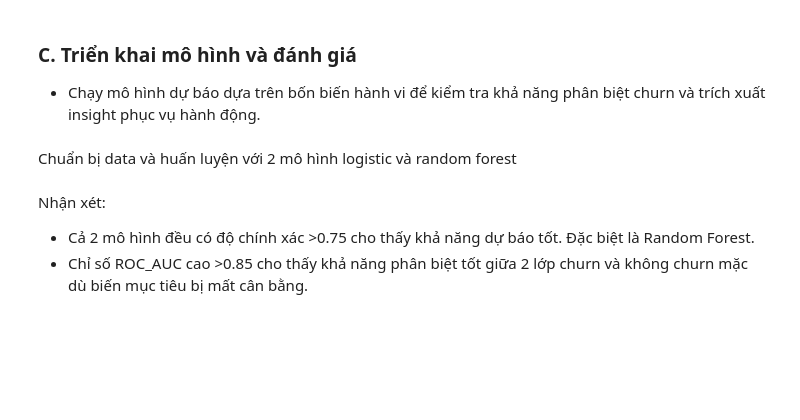
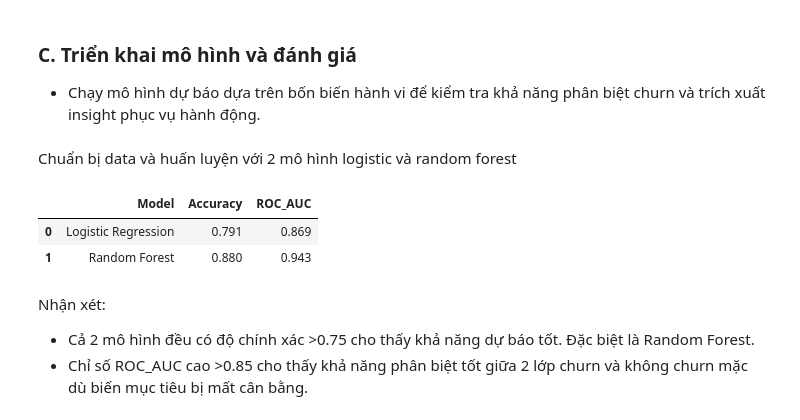
Before and after one commit to Khoa-Neee/P4DS_Final-Project, a Jupyter notebook: Questions.ipynb, the cells around one changed output. Cells and saved outputs as stored; diff of their text form; code cells hidden in the pictures; blank space fills up the shorter version.

```diff
--- a/Questions.ipynb
+++ b/Questions.ipynb
@@ -1137,46 +1455,53 @@ behavior_y = behavior_df['is_churn']
 #Chia tập huấn luyện và kiểm tra
 Xb_train, Xb_test, yb_train, yb_test = train_test_split(
     behavior_X, behavior_y, test_size=0.3, random_state=42, stratify=behavior_y
- )
+)
 
 # Định nghĩa các pipeline mô hình
 behavior_pipelines = {
     'Logistic Regression': Pipeline([
-        ('scaler', StandardScaler()),
-        ('model', LogisticRegression(max_iter=500, class_weight='balanced')),
+        ('scaler', StandardScaler()), # Đưa các biến về cùng một quy mô (mean=0, std=1).
+        ('model', LogisticRegression(
+            max_iter=500,
+            class_weight='balanced' # Mô hình sẽ bị "phạt" nặng hơn nếu dự đoán sai khách hàng rời bỏ, khắc phục mất cân bằng lớp.
+            )),
     ]),
     'Random Forest': Pipeline([
         ('model', RandomForestClassifier(
             n_estimators=400,
-            max_depth=8,
-            random_state=42,
-            class_weight='balanced'
+            max_depth=8, # max_depth=8: Giới hạn độ sâu tối đa của mỗi cây, tránh Overfitting.
+            random_state=42, # Đảm bảo kết quả chạy lại giống hệt nhau
+            class_weight='balanced' # Khắc phục mất cân bằng lớp.
         ))
     ]),
 }
 
 # Huấn luyện và đánh giá mô hình
 behavior_results = []
 behavior_conf_matrices = {}
 behavior_y_scores = {}
 behavior_models = {}
 
 for name, model in behavior_pipelines.items():
     model.fit(Xb_train, yb_train)
     yb_pred = model.predict(Xb_test)
     yb_proba = model.predict_proba(Xb_test)[:, 1]
     acc = accuracy_score(yb_test, yb_pred)
     auc = roc_auc_score(yb_test, yb_proba)
     behavior_conf_matrices[name] = confusion_matrix(yb_test, yb_pred)
     behavior_y_scores[name] = yb_proba
     behavior_models[name] = model
     behavior_results.append({
         'Model': name,
         'Accuracy': round(acc, 3),
         'ROC_AUC': round(auc, 3),
     })
 
 pd.DataFrame(behavior_results)
+# %% [output]
+|  | Model | Accuracy | ROC_AUC |
+| 0 | Logistic Regression | 0.791 | 0.869 |
+| 1 | Random Forest | 0.880 | 0.943 |
 # %% [markdown]
 Nhận xét:
 - Cả 2 mô hình đều có độ chính xác >0.75 cho thấy khả năng dự báo tốt. Đặc biệt là Random Forest.
```
Also changed, not shown: parts of 39 cells of this notebook, 3 other files.
